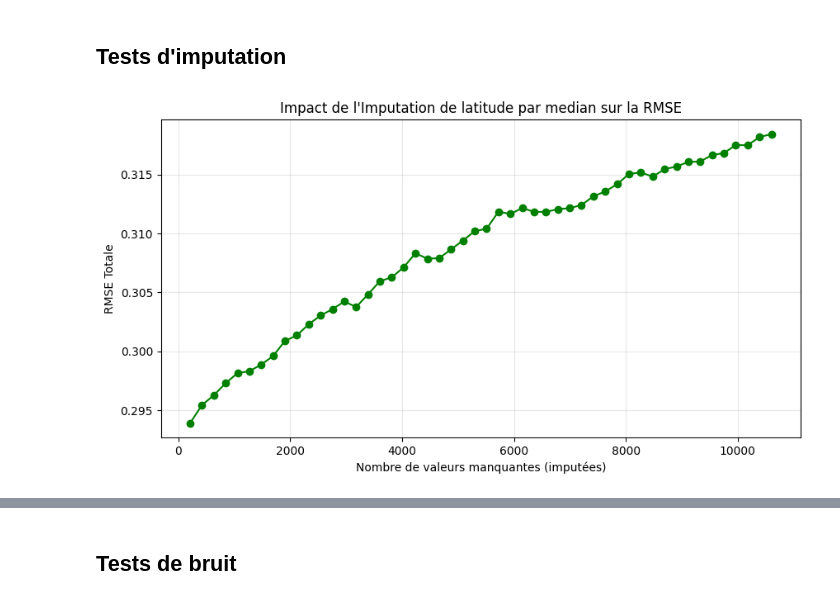
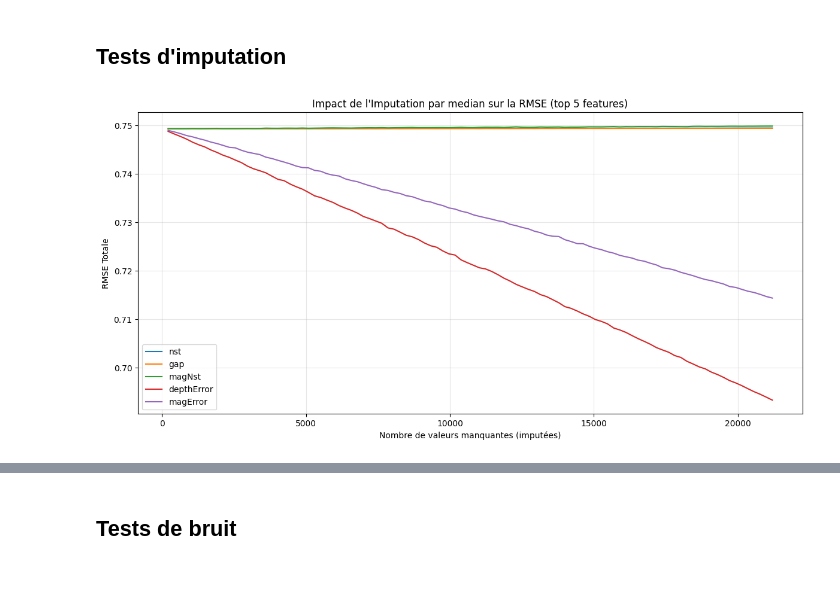
Before and after one commit to TristanRib/Documentation, a Jupyter notebook: notebooks/03_training.ipynb, the cells around one changed output, grey strips where cells are left out. Drawn from its saved outputs; the diff is of its cells as text; code cells hidden in the pictures.

```diff
--- a/notebooks/03_training.ipynb
+++ b/notebooks/03_training.ipynb
@@ -25,9 +24,9 @@ strategy = 'median'
 imputer = SimpleImputer(strategy=strategy)
 scaler = StandardScaler()
 # %%
-X = df.drop("mag", axis=1)
+X = df.drop(["mag"], axis=1)
 y = df["mag"]
-X_train, X_test, y_train, y_test = train_test_split(X, y, test_size=0.2, random_state=42)
+X_train, X_test, y_train, y_test = train_test_split(X, y, test_size=0.2, random_state=42, shuffle=False)
 # %%
 X_train_imputed = imputer.fit_transform(X_train)
 X_test_imputed = imputer.transform(X_test)
@@ -49,9 +43,0 @@ def display_train_test_metrics(model, X_train, y_train, X_test, y_test):
-# %%
-def search_hyperparameters(max_depths, min_child_weights, n_estimators, learning_rates, X_train, y_train, X_test, y_test):
-    for i in max_depths:
-        for j in min_child_weights:
-            for k in n_estimators:
-                for l in learning_rates:
-                    print(f'max_depth: {i}, min_child_weight: {j}, n_estimators: {k}, learning_rate: {l}')
-                    xgb_model = xgb.XGBRegressor(max_depth=i, min_child_weight=j, n_estimators=k, learning_rate=l, random_state=42)
-                    display_train_test_metrics(xgb_model, X_train, y_train, X_test, y_test)
@@ -62,3 +73,3 @@ xgb_model = xgb.XGBRegressor(random_state=42)
 # %%
-xgb_model.fit(X_train_scaled, y_train)
+xgb_model = search_hyperparameters(X_train_scaled, y_train)
 # %% [output]
@@ -135,47 +149,63 @@ fig.tight_layout()
 # %% [markdown]
 ## Tests d'imputation
 # %%
-feature_idx = 0
+top5_features = (
+    pd.Series(xgb_model.feature_importances_, index=X_train_scaled.columns)
+    .nlargest(5)
+    .index.tolist()
+)
+feature_indices = [X.columns.get_loc(f) for f in top5_features]
+
 range_scale = int(X_test.shape[0] / 100)
-n_missing_range = range(range_scale, int(X_test.shape[0] / 2), range_scale)
-rmse_imputation = []
-degradation = []
+n_missing_range = range(range_scale, X_test.shape[0], range_scale)
 
-for n_missing in n_missing_range:
-    X_test_corrupted = X_test.copy()
+rmse_by_feature = {}
+degradation_by_feature = {}
 
-    # Sélection aléatoire des indices à supprimer
-    rmse_val = []
-    for i in range(5):
-        random_indices = np.random.choice(X_test_corrupted.shape[0], n_missing, replace=False)
+for feature_idx in feature_indices:
+    rmse_imputation = []
+    degradation = []
 
-        # Injection des valeurs manquantes
-        X_test_corrupted.iloc[random_indices, feature_idx] = np.nan
+    for n_missing in n_missing_range:
+        rmse_val = []
 
-        X_test_imputed = imputer.transform(X_test_corrupted)
-        X_test_imputed = scaler.transform(X_test_imputed)
+        for i in range(5):
+            X_test_corrupted = X_test.copy()
+            random_indices = np.random.choice(X_test_corrupted.shape[0], n_missing, replace=False)
+            X_test_corrupted.iloc[random_indices, feature_idx] = np.nan
 
-        # Prédiction et calcul de la RMSE
-        y_pred_imputed = xgb_model.predict(X_test_imputed)
-        rmse_val.append(np.sqrt(mean_squared_error(y_test, y_pred_imputed)))
-    rmse_imputation.append(np.mean(rmse_val))
-    degradation.append((np.mean(rmse_val) - rmse_base) / rmse_base * 100)
+            X_test_imputed = imputer.transform(X_test_corrupted)
+            X_test_imputed = scaler.transform(X_test_imputed)
 
-# Tracé de la courbe de résistance
-plt.figure(figsize=(10, 5))
-plt.plot(n_missing_range, rmse_imputation, marker='o', color='green', linestyle='-')
+            y_pred_imputed = xgb_model.predict(X_test_imputed)
+            rmse_val.append(np.sqrt(mean_squared_error(y_test, y_pred_imputed)))
+
+        rmse_imputation.append(np.mean(rmse_val))
+        degradation.append((np.mean(rmse_val) - rmse_base) / rmse_base * 100)
+
+    rmse_by_feature[X.columns[feature_idx]] = rmse_imputation
+    degradation_by_feature[X.columns[feature_idx]] = degradation
+
+plt.figure(figsize=(12, 6))
+for feature_name, rmse_vals in rmse_by_feature.items():
+    plt.plot(n_missing_range, rmse_vals, linestyle='-', label=feature_name)
 plt.xlabel('Nombre de valeurs manquantes (imputées)')
 plt.ylabel('RMSE Totale')
-plt.title(f'Impact de l\'Imputation de {X.columns[feature_idx]} par {strategy} sur la RMSE')
+plt.title(f'Impact de l\'Imputation par {strategy} sur la RMSE (top 5 features)')
+plt.legend()
 plt.grid(True, alpha=0.3)
+plt.tight_layout()
 
-plt.figure(figsize=(10, 5))
-plt.plot(n_missing_range, degradation, marker='o', color='red', linestyle='-')
+plt.figure(figsize=(12, 6))
+for feature_name, deg_vals in degradation_by_feature.items():
+    plt.plot(n_missing_range, deg_vals, linestyle='-', label=feature_name)
 plt.xlabel('Nombre de valeurs manquantes (imputées)')
 plt.ylabel('Dégradation de la RMSE (%)')
-plt.title(f'Impact de l\'Imputation de {X.columns[feature_idx]} par {strategy} sur la RMSE')
+plt.title(f'Impact de l\'Imputation par {strategy} sur la Dégradation (top 5 features)')
+plt.legend()
 plt.grid(True, alpha=0.3)
+plt.tight_layout()
 
 plt.show()
 # %% [output]
-[figure, old version]
+[figure, new version]
```
Also changed, not shown: parts of 17 cells of this notebook, 7 other files.
